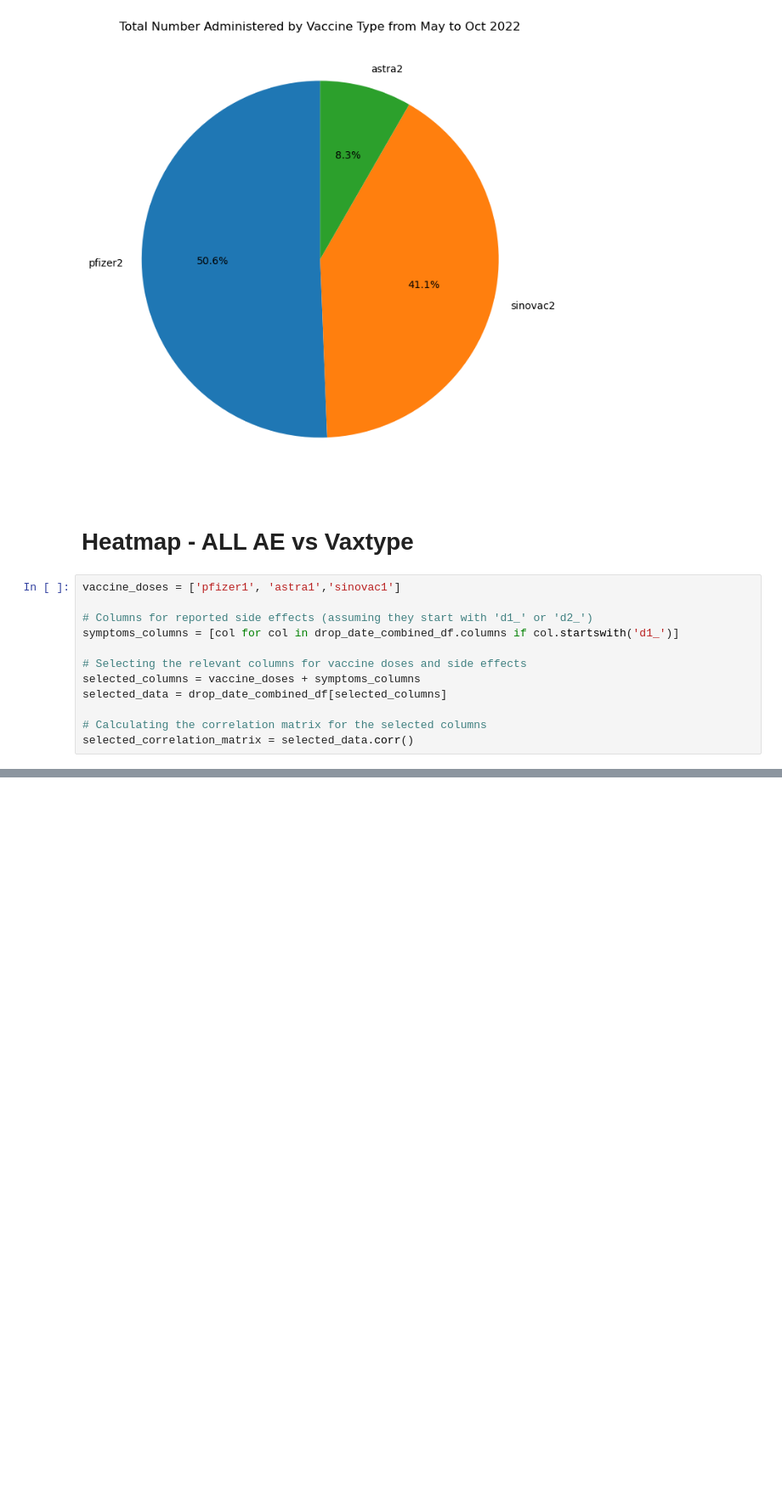
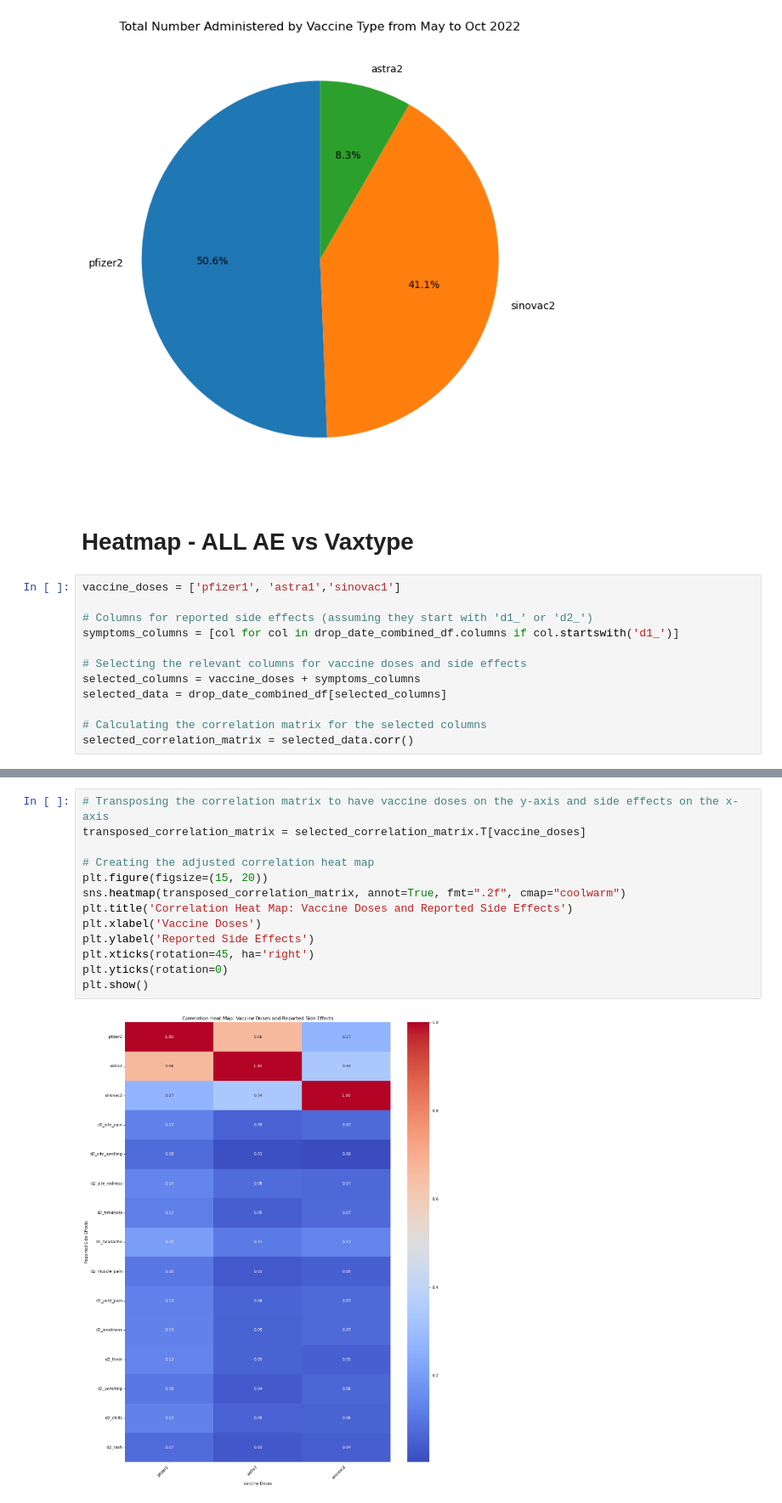
Before and after one commit to kamal089601/HIA302_Project, a Jupyter notebook: HIA302_Project/HIA302_Project.ipynb, the cells around one changed output, grey strips where cells are left out. Shown at 85% size. Drawn from its saved outputs; the diff is of its cells as text; blank space fills up the shorter version.

```diff
--- a/HIA302_Project/HIA302_Project.ipynb
+++ b/HIA302_Project/HIA302_Project.ipynb
@@ -760,0 +746,15 @@ plt.show()
+# %%
+# Transposing the correlation matrix to have vaccine doses on the y-axis and side effects on the x-axis
+transposed_correlation_matrix = selected_correlation_matrix.T[vaccine_doses]
+
+# Creating the adjusted correlation heat map
+plt.figure(figsize=(15, 20))
+sns.heatmap(transposed_correlation_matrix, annot=True, fmt=".2f", cmap="coolwarm")
+plt.title('Correlation Heat Map: Vaccine Doses and Reported Side Effects')
+plt.xlabel('Vaccine Doses')
+plt.ylabel('Reported Side Effects')
+plt.xticks(rotation=45, ha='right')
+plt.yticks(rotation=0)
+plt.show()
+# %% [output]
+[figure, added]
```
Also changed, not shown: parts of 4 cells of this notebook.
